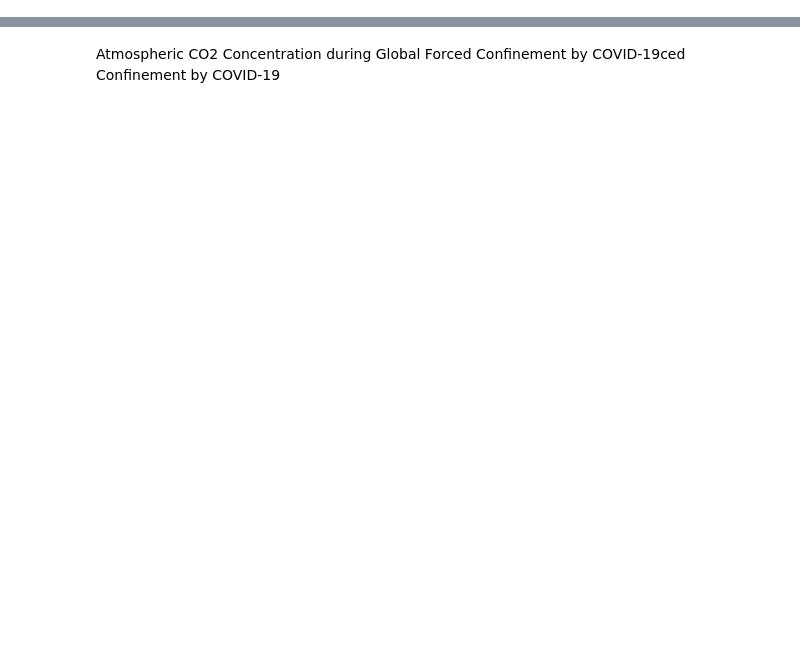
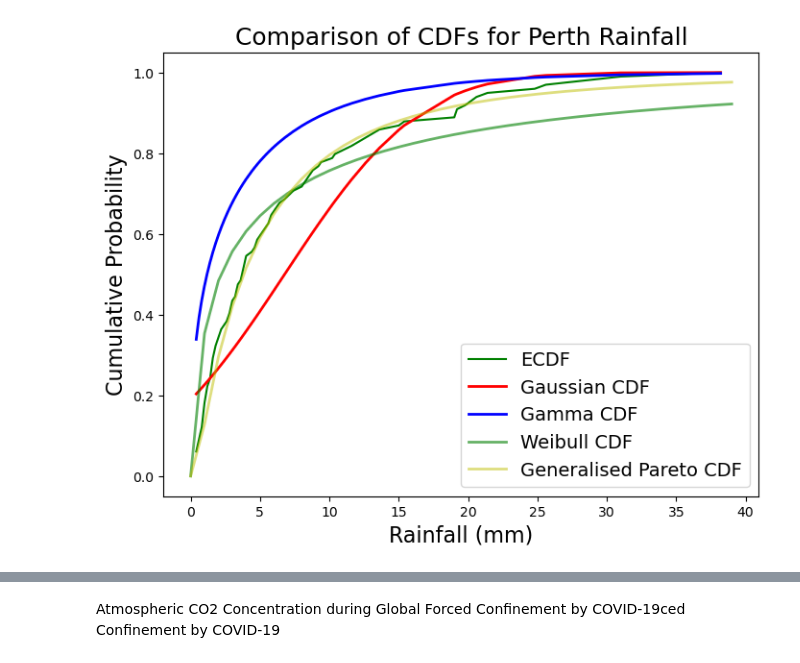
Before and after one commit to robertstrong10/EAT_GP01, a Jupyter notebook: GP01_Assignment1.ipynb, the cells around one changed output, grey strips where cells are left out. Drawn from its saved outputs; the diff is of its cells as text; code cells hidden in the pictures; blank space fills up the shorter version.

```diff
--- a/GP01_Assignment1.ipynb
+++ b/GP01_Assignment1.ipynb
@@ -18,0 +30,13 @@ Task 1 Exploratory Data Analysis - Meteorological Datasets
+# %%
+perth = pd.read_csv('Perth.csv')
+darwin = pd.read_csv('Darwin.csv')
+melbourne = pd.read_csv('Melbourne.csv')
+# %%
+perth_rain = perth["Rainfall amount (millimetres)"]
+darwin_rain = darwin["Rainfall amount (millimetres)"]
+melbourne_rain = melbourne["Rainfall amount (millimetres)"]
+
+# Use wet day daily rainfall and exclude values lower than 0.25mm detection limit
+perth_rain = perth_rain[perth_rain > 0.25]
+darwin_rain = darwin_rain[darwin_rain > 0.25]
+melbourne_rain = melbourne_rain[melbourne_rain > 0.25]
@@ -18,0 +159,40 @@ Task 1 Exploratory Data Analysis - Meteorological Datasets
+# %%
+#comparison of empirical CDFS for Perth rainfall
+
+def ecdf(perth_rain):
+
+    # convert data to a numpy array
+    data = np.atleast_1d(perth_rain) #Scalar inputs are converted to 1-dimensional arrays, whilst higher-dimensional inputs are preserved.
+
+    # find the unique values and their corresponding frequency or counts
+    loc, counts = np.unique(perth_rain, return_counts=True) #https://numpy.org/doc/stable/reference/generated/numpy.unique.html
+
+    # now converting the freq to ecdf
+    cum_prob = np.cumsum(counts).astype(np.double) / data.size
+
+    return loc, cum_prob
+
+a,b = ecdf(perth_rain)
+
+# Let's plot CDFs
+plt.figure(figsize=(8,6))
+plt.plot(a, b, lw=1.5, color='g', label='ECDF') #plot ecdf
+
+plt.plot(a, stats.norm.cdf(a, loc = np.mean(perth_rain), scale = np.std(perth_rain)), lw=2, color='r', label='Gaussian CDF') #plot Gaussian cdf
+
+plt.plot(a, stats.gamma.cdf(a, a = shape_g, scale = scale_g), lw=2, color='b', label='Gamma CDF') #plot Gamma cdf
+
+plt.plot(x, stats.weibull_min.cdf(x, mean, var, skew),'g', lw=2, alpha=0.6, label='Weibull CDF')
+
+plt.plot(x, stats.genpareto.cdf(x,mean, var, skew),'y', lw=2, alpha=0.5, label='Generalised Pareto CDF') #Task 1.3
+
+
+plt.legend(loc=0, fontsize=14)
+plt.title('Comparison of CDFs for Perth Rainfall', fontsize=18)
+plt.xlabel('Rainfall (mm)', fontsize=16)
+plt.ylabel('Cumulative Probability', fontsize=16)
+
+plt.savefig('2_P')
+plt.show()
+# %% [output]
+[figure, added]
```
Also changed, not shown: parts of 37 cells of this notebook, 21 other files.
